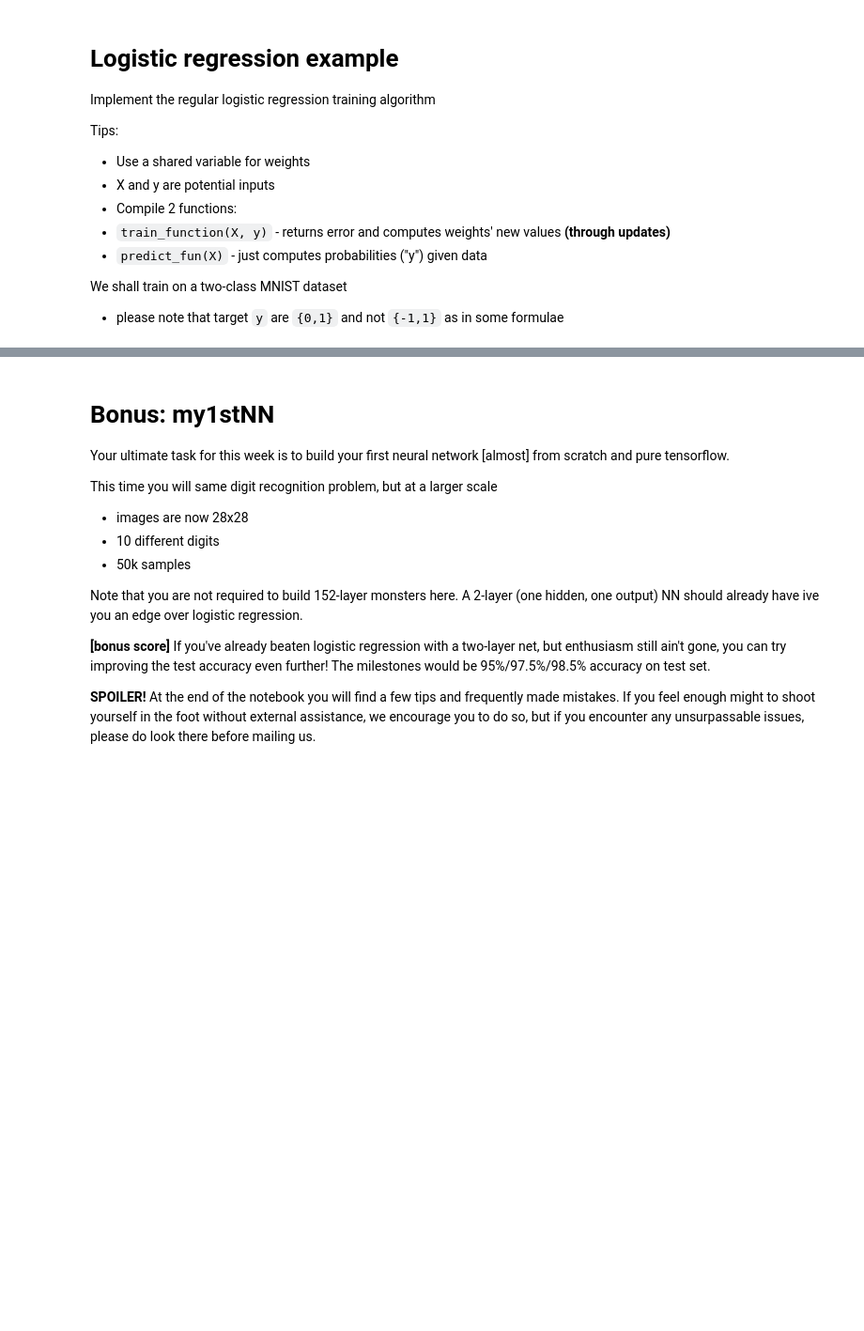
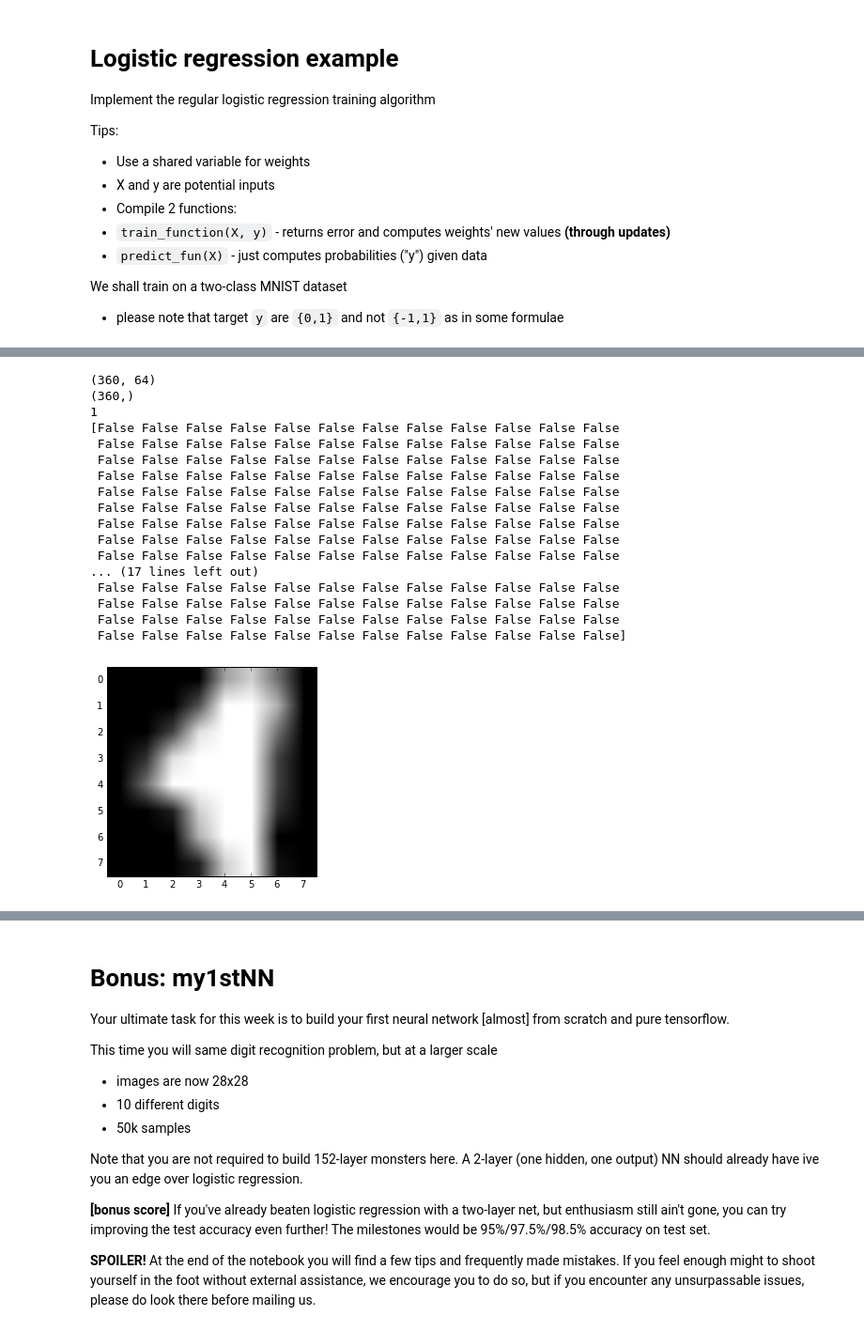
Before and after one commit to PhilippeW83440/Reinforcement-Learning, a Jupyter notebook: coursera-PratcticalRL/W1/recap_tensorflow.ipynb, the cells around one changed output, grey strips where cells are left out. Shown: that part at 94% size. Drawn from its saved outputs; the diff is of its cells as text; code cells hidden in the pictures; blank space fills up the shorter version.

```diff
--- a/coursera-PratcticalRL/W1/recap_tensorflow.ipynb
+++ b/coursera-PratcticalRL/W1/recap_tensorflow.ipynb
@@ -376,3 +439,28 @@ print("X [shape - %s]:" % (str(X.shape)))
+# %%
+print(X.shape)
+print(y.shape)
+plt.imshow(X[50].reshape([8,8]), cmap='gray')
+print(y[50])
+print(y == 4)
+# %% [output]
+(360, 64)
+(360,)
+1
+[False False False False False False False False False False False False
+ False False False False False False False False False False False False
+ False False False False False False False False False False False False
+ False False False False False False False False False False False False
+ False False False False False False False False False False False False
+ False False False False False False False False False False False False
+ False False False False False False False False False False False False
+ False False False False False False False False False False False False
+ False False False False False False False False False False False False
+... (17 lines left out)
+ False False False False False False False False False False False False
+ False False False False False False False False False False False False
+ False False False False False False False False False False False False
+ False False False False False False False False False False False False]
+[figure, added]
 # %%
 print('X:\n',X[:3,:10])
 print('y:\n',y[:10])
```
Also changed, not shown: parts of 22 cells of this notebook.
